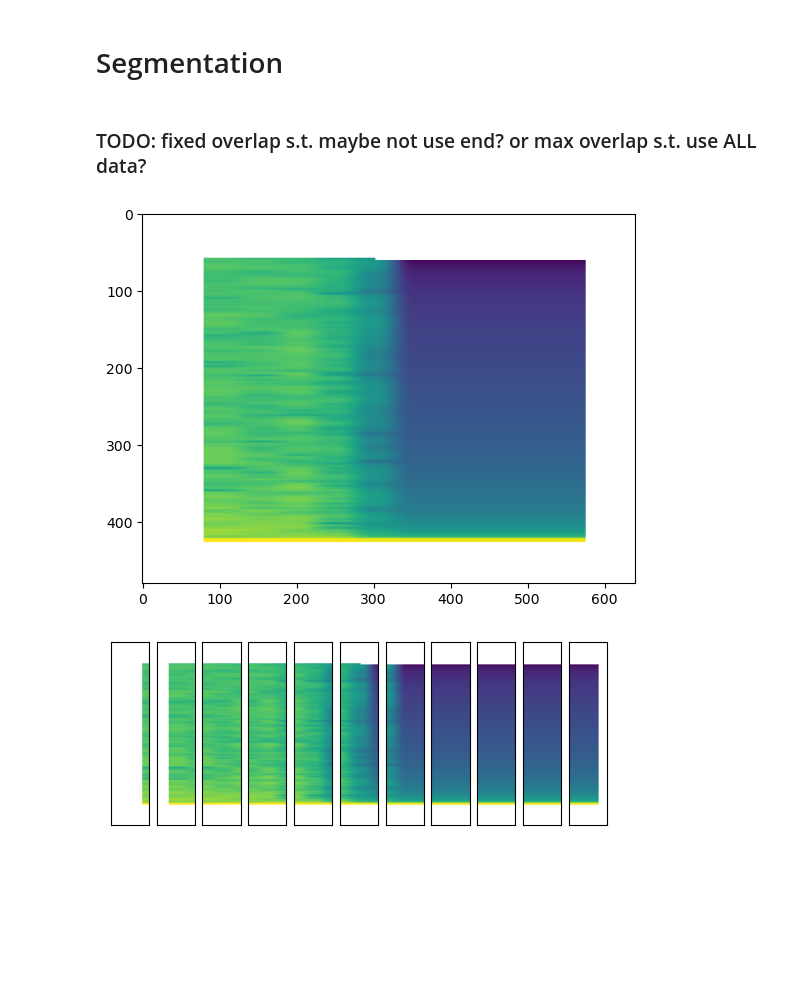
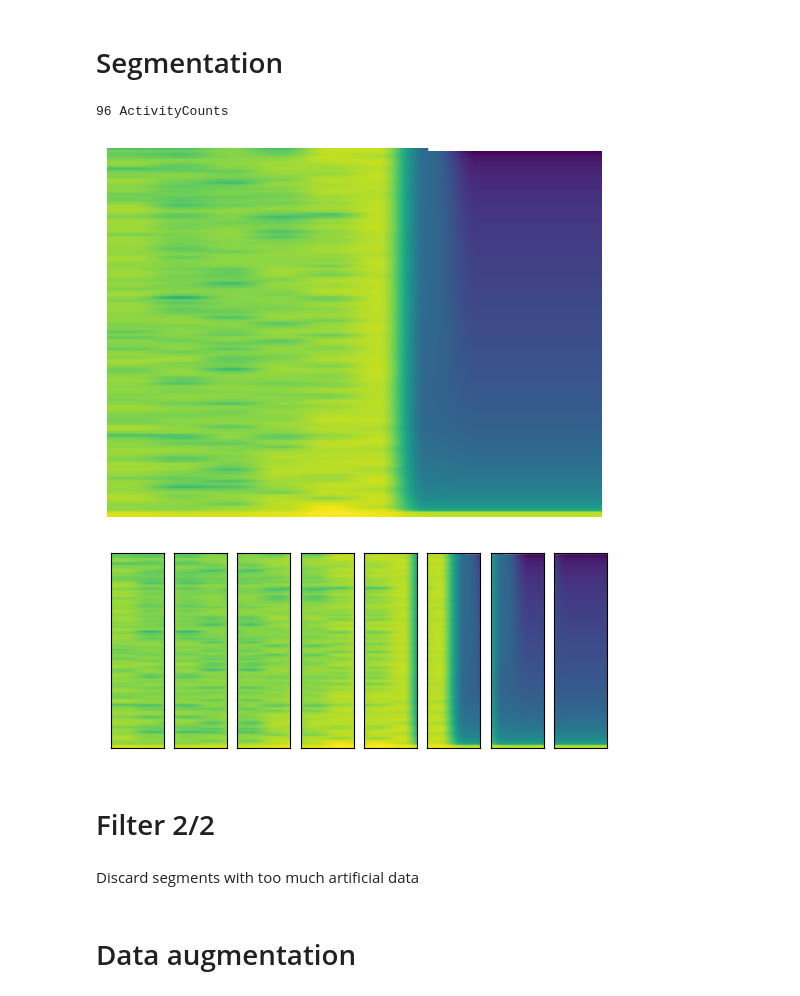
Before and after one commit to Yahnnosh/Sensor-Based-Modeling-of-Fatigue-Using-Transformer-Model, a Jupyter notebook: preproc_data_V3.ipynb, the cells around one changed output. Saved outputs shown, nothing was run; the diff lists cells and outputs as text; code cells hidden in the pictures; blank space fills up the shorter version.

```diff
--- a/preproc_data_V3.ipynb
+++ b/preproc_data_V3.ipynb
@@ -314,5 +399,3 @@ plt.imshow(data_spectrogram[0]['HR']) # black bar in first row?
 [figure]
 # %% [markdown]
 # Segmentation
-# %% [markdown]
-### TODO: fixed overlap s.t. maybe not use end? or max overlap s.t. use ALL data?
@@ -322,9 +402,22 @@ OVERLAP = 0.5 # of neighbouring segments [%]
-# %%
-# visualization
-image = data_spectrogram[0]['HR']
-
-plt.imshow(image)
-plot_segments(image)
-# %% [output]
-[figure, removed]
-[figure, removed]
+# %%
+# visualization
+day = random.sample(range(data.shape[0]), 1)[0]
+variable = random.sample(VARIABLES, 1)[0]
+
+image = data_spectrogram[day][variable]
+
+plt.imshow(image)
+plt.axis('off')
+plot_segments(image)
+
+print(day, variable)
+# %% [output]
+96 ActivityCounts
+[figure, added]
+[figure, added]
+# %% [markdown]
+# Filter 2/2
+# %% [markdown]
+Discard segments with too much artificial data
+# %% [markdown]
+# Data augmentation
```
Also changed, not shown: parts of 15 cells of this notebook, 2 other files.
